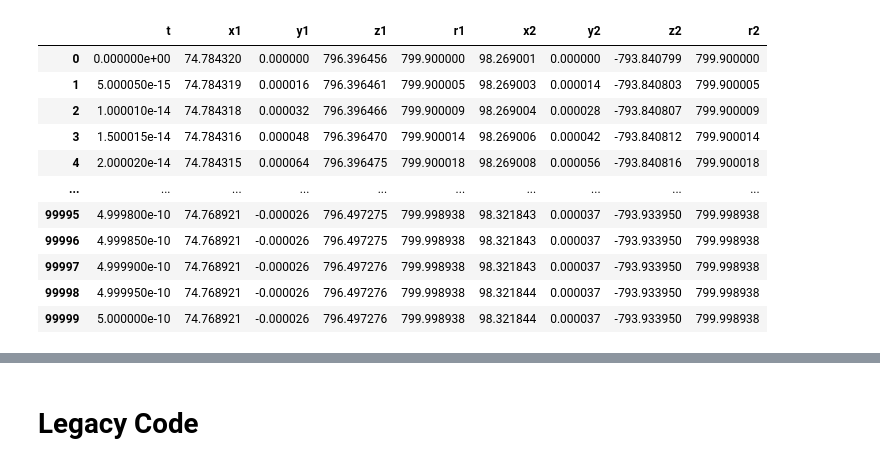
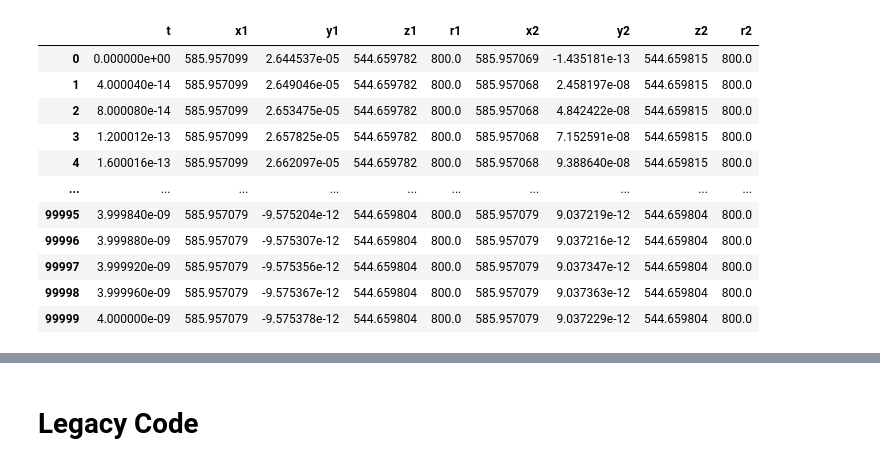
Before and after one commit to sashabusse/LLG_INT, a Jupyter notebook: model_IEC.ipynb, the cells around one changed output, grey strips where cells are left out. Cells and saved outputs as stored; diff of their text form; code cells hidden in the pictures.

Commit message:
stationary state reworked and checked for validity, need additional work behind this and refactor

```diff
--- a/model_IEC.ipynb
+++ b/model_IEC.ipynb
@@ -328,6 +475,7 @@ demagnet_eq = DemagnetizationEnergy()
 StWo_eq = StoenerWolfarthEnergy()
 IEC_eq = IEC_Energy()
 
+st_state2 = StacionaryState2()
 st_state = StacionaryState()
 
 
@@ -342,28 +490,41 @@ hb_CGS = 1.054571817e-27 #erg*s
 g0_SI = uB_SI/hb_SI #1/(T*s)
 g0_CGS = uB_CGS/hb_CGS #1/(G*s)
 
+t_start = 2e-10
+
 Ku1_val = 6e6
 Ku2_val = 6e6
 
-dKu = Ku1_val * 0.0002
+dKu = Ku1_val * 0.#(0.003)
 Ku_tau = 12e-12
+Ku_t0 = t_start
+
+def Ku_func(t, Ku_val):
+    if t < Ku_t0:
+        return Ku_val
+    else:
+        return Ku_val - dKu*np.exp(-(t-Ku_t0)/Ku_tau)
 
 layer1 = Material(800., gamma=2.2*g0_CGS, alpha=0.1, t=12e-7,
-                  Hkeff = lambda t: Ku1_val - dKu*np.exp(-t/Ku_tau))
+                  Hkeff = lambda t: Ku_func(t, Ku1_val))
 layer2 = Material(800., gamma=2.2*g0_CGS, alpha=0.1, t=12e-7,
-                  Hkeff = lambda t: Ku2_val - dKu*np.exp(-t/Ku_tau))
+                  Hkeff = lambda t: Ku_func(t, Ku2_val))
 film_inst = LayeredFilm(layer1, layer2, 3.6) #J=-3.6 erg/cm^2
 
-H_val = 1.5e3
+H_val = 9.0e3
 tet_val = np.deg2rad(63.0)
 Hext = np.array(pol2cart(H_val, tet_val, 0.0))
 
 
 
-delt_M = 0.1
+delt_M = 0.#1.0
 tau_M = 110e-12
+tup_M = 2e-12
+t0_M = t_start
+
 
 def Heff_function(M1, M2, film, t):
+    #Hext_now = np.array(pol2cart(H_val + (t/500e-12)*(0.15e3), tet_val, 0.0))
     Heff1 = Hext + demagnet_eq.Heff(M1) + StWo_eq.Heff(M1, film.l1.Hkeff(t)) + IEC_eq.Heff1(M1, M2, film.J, film.l1.t)
     Heff2 = Hext + demagnet_eq.Heff(M2) + StWo_eq.Heff(M2, film.l2.Hkeff(t)) + IEC_eq.Heff2(M1, M2, film.J, film.l2.t)
     return Heff1, Heff2
@@ -378,29 +539,52 @@ def model(t,M1_M2):
     ort_M1 = M1/np.linalg.norm(M1)
     ort_M2 = M2/np.linalg.norm(M2)
 
-    LLG1 = equation.right_hand(Heff1, M1, film_inst.l1) + \
-        (delt_M/tau_M)*np.exp(-t/tau_M)*ort_M1
+    LLG1 = equation.right_hand(Heff1, M1, film_inst.l1)
+    LLG2 = equation.right_hand(Heff2, M2, film_inst.l2)
 
-    LLG2 = equation.right_hand(Heff2, M2, film_inst.l2) + \
-        (delt_M/tau_M)*np.exp(-t/tau_M)*ort_M2
+    if t>t0_M:
+        LLG1 += (delt_M/tau_M)*np.exp(-(t-t0_M)/tau_M)*ort_M1
+        LLG2 += (delt_M/tau_M)*np.exp(-(t-t0_M)/tau_M)*ort_M2
+
+    elif t>t0_M-tup_M and t<t0_M:
+        LLG1 -= delt_M/tup_M * ort_M1
+        LLG2 -= delt_M/tup_M * ort_M2
 
     return np.append(LLG1, LLG2)
 
 
-angles = st_state.get_stationary_angles(
-            film_inst.l1.Ms, film_inst.l2.Ms,
-            H_val, tet_val,
-            Ku1_val, Ku2_val,
-            film_inst,
-            N=10000
-        )[0]
+#angles = st_state.get_stationary_angles(
+#    film_inst.l1.Ms, film_inst.l2.Ms,
+#    H_val, tet_val,
+#    Ku1_val, Ku2_val,
+#    film_inst
+#)
 
-M01 = pol2cart(film_inst.l1.Ms - delt_M, angles[0], np.deg2rad(0.0))
-M02 = pol2cart(film_inst.l2.Ms - delt_M, angles[1], np.deg2rad(0.0))
+angles = st_state2.get_stationary_angles(
+    H_val, tet_val,
+    Ku1_val, Ku2_val,
+    film_inst.J,
+    film_inst.l1.t, film_inst.l2.t,
+    tol_ = 1.,
+    N = 100
+)
+
+#print(np.rad2deg(angles))
+print("tet1 = {:.4f},  phi1 = {:.4f}".format(np.rad2deg(angles[0]), np.rad2deg(angles[1])))
+print("tet2 = {:.4f},  phi2 = {:.4f}".format(np.rad2deg(angles[2]), np.rad2deg(angles[3])))
+
+M01 = pol2cart(film_inst.l1.Ms, angles[0]+ np.deg2rad(0.), angles[1])
+M02 = pol2cart(film_inst.l2.Ms, angles[2] - np.deg2rad(0.), angles[3])
+
+#M01 = pol2cart(film_inst.l1.Ms, angles[0], np.deg2rad(0.0))
+#M02 = pol2cart(film_inst.l2.Ms, angles[1], np.deg2rad(0.0))
+#M01 = pol2cart(film_inst.l1.Ms, 0., np.deg2rad(0.0))
+#M02 = pol2cart(film_inst.l2.Ms, np.pi, np.deg2rad(0.0))
+
 M01_M02 = np.append(M01, M02)
 
 
-time_span = [0.0, 500.0e-12]
+time_span = [0.0, 4000.0e-12]
 sol = solve_ivp(model, time_span, M01_M02,t_eval=np.linspace(time_span[0], time_span[1],int(1e5)),
                 method = 'RK45', max_step=1e-13)
 
@@ -422,12 +618,12 @@ df
 |  | t | x1 | y1 | z1 | r1 | x2 | y2 | z2 | r2 |
-| 0 | 0.000000e+00 | 74.784320 | 0.000000 | 796.396456 | 799.900000 | 98.269001 | 0.000000 | -793.840799 | 799.900000 |
-| 1 | 5.000050e-15 | 74.784319 | 0.000016 | 796.396461 | 799.900005 | 98.269003 | 0.000014 | -793.840803 | 799.900005 |
-| 2 | 1.000010e-14 | 74.784318 | 0.000032 | 796.396466 | 799.900009 | 98.269004 | 0.000028 | -793.840807 | 799.900009 |
-| 3 | 1.500015e-14 | 74.784316 | 0.000048 | 796.396470 | 799.900014 | 98.269006 | 0.000042 | -793.840812 | 799.900014 |
-| 4 | 2.000020e-14 | 74.784315 | 0.000064 | 796.396475 | 799.900018 | 98.269008 | 0.000056 | -793.840816 | 799.900018 |
+| 0 | 0.000000e+00 | 585.957099 | 2.644537e-05 | 544.659782 | 800.0 | 585.957069 | -1.435181e-13 | 544.659815 | 800.0 |
+| 1 | 4.000040e-14 | 585.957099 | 2.649046e-05 | 544.659782 | 800.0 | 585.957068 | 2.458197e-08 | 544.659815 | 800.0 |
+| 2 | 8.000080e-14 | 585.957099 | 2.653475e-05 | 544.659782 | 800.0 | 585.957068 | 4.842422e-08 | 544.659815 | 800.0 |
+| 3 | 1.200012e-13 | 585.957099 | 2.657825e-05 | 544.659782 | 800.0 | 585.957068 | 7.152591e-08 | 544.659815 | 800.0 |
+| 4 | 1.600016e-13 | 585.957099 | 2.662097e-05 | 544.659782 | 800.0 | 585.957068 | 9.388640e-08 | 544.659815 | 800.0 |
 | ... | ... | ... | ... | ... | ... | ... | ... | ... | ... |
-| 99995 | 4.999800e-10 | 74.768921 | -0.000026 | 796.497275 | 799.998938 | 98.321843 | 0.000037 | -793.933950 | 799.998938 |
-| 99996 | 4.999850e-10 | 74.768921 | -0.000026 | 796.497275 | 799.998938 | 98.321843 | 0.000037 | -793.933950 | 799.998938 |
-| 99997 | 4.999900e-10 | 74.768921 | -0.000026 | 796.497276 | 799.998938 | 98.321843 | 0.000037 | -793.933950 | 799.998938 |
-| 99998 | 4.999950e-10 | 74.768921 | -0.000026 | 796.497276 | 799.998938 | 98.321844 | 0.000037 | -793.933950 | 799.998938 |
-| 99999 | 5.000000e-10 | 74.768921 | -0.000026 | 796.497276 | 799.998938 | 98.321844 | 0.000037 | -793.933950 | 799.998938 |
+| 99995 | 3.999840e-09 | 585.957079 | -9.575204e-12 | 544.659804 | 800.0 | 585.957079 | 9.037219e-12 | 544.659804 | 800.0 |
+| 99996 | 3.999880e-09 | 585.957079 | -9.575307e-12 | 544.659804 | 800.0 | 585.957079 | 9.037216e-12 | 544.659804 | 800.0 |
+| 99997 | 3.999920e-09 | 585.957079 | -9.575356e-12 | 544.659804 | 800.0 | 585.957079 | 9.037347e-12 | 544.659804 | 800.0 |
+| 99998 | 3.999960e-09 | 585.957079 | -9.575367e-12 | 544.659804 | 800.0 | 585.957079 | 9.037363e-12 | 544.659804 | 800.0 |
+| 99999 | 4.000000e-09 | 585.957079 | -9.575378e-12 | 544.659804 | 800.0 | 585.957079 | 9.037229e-12 | 544.659804 | 800.0 |
```
Also changed, not shown: parts of 17 cells of this notebook, 4 other files.
